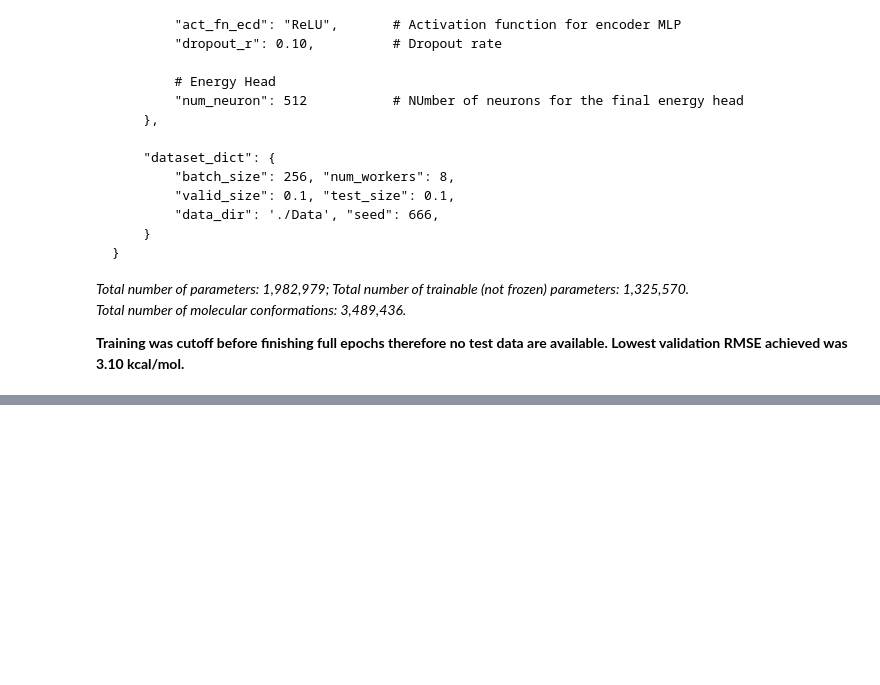
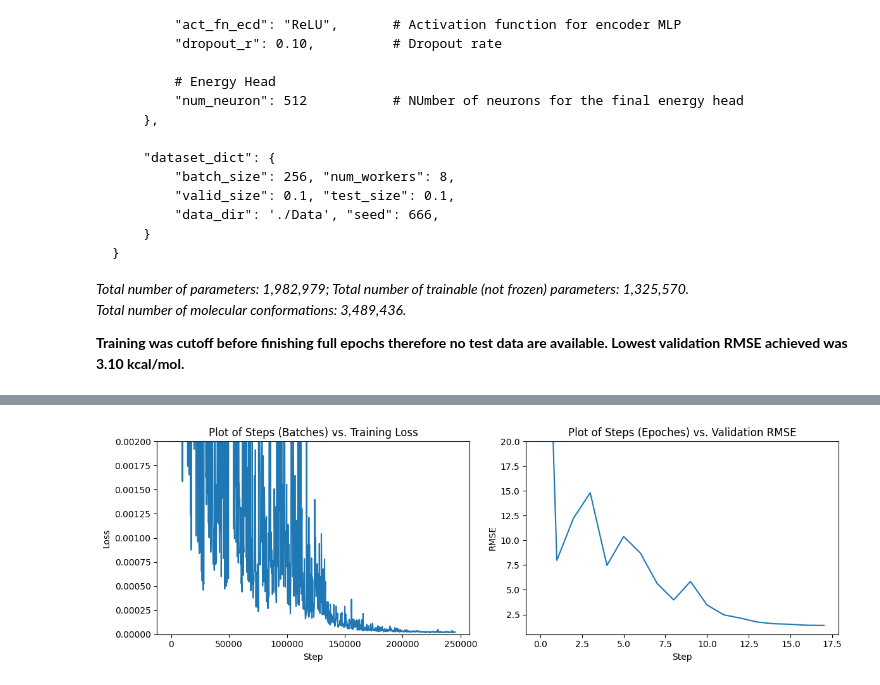
Before and after one commit to Curtis-Wu/Equivariant-Graph-Transformer, a Jupyter notebook: main.ipynb, the cells around one changed output, grey strips where cells are left out. Cells and saved outputs as stored; diff of their text form; code cells hidden in the pictures; blank space fills up the shorter version.

```diff
--- a/main.ipynb
+++ b/main.ipynb
@@ -1178,0 +1236,5 @@ plot_loss("Runs_savio/Nov27_22-03-52_ani1_egtf/train_loss.csv", 0.002,
+# %%
+plot_loss("Runs_savio/Dec02_13-47-51_ani1_egtf/train_loss.csv", 0.002,
+          "Runs_savio/Dec02_13-47-51_ani1_egtf/valid_rmse.csv", 20)
+# %% [output]
+[figure, added]
```
Also changed, not shown: parts of 9 cells of this notebook, 2 other files.
